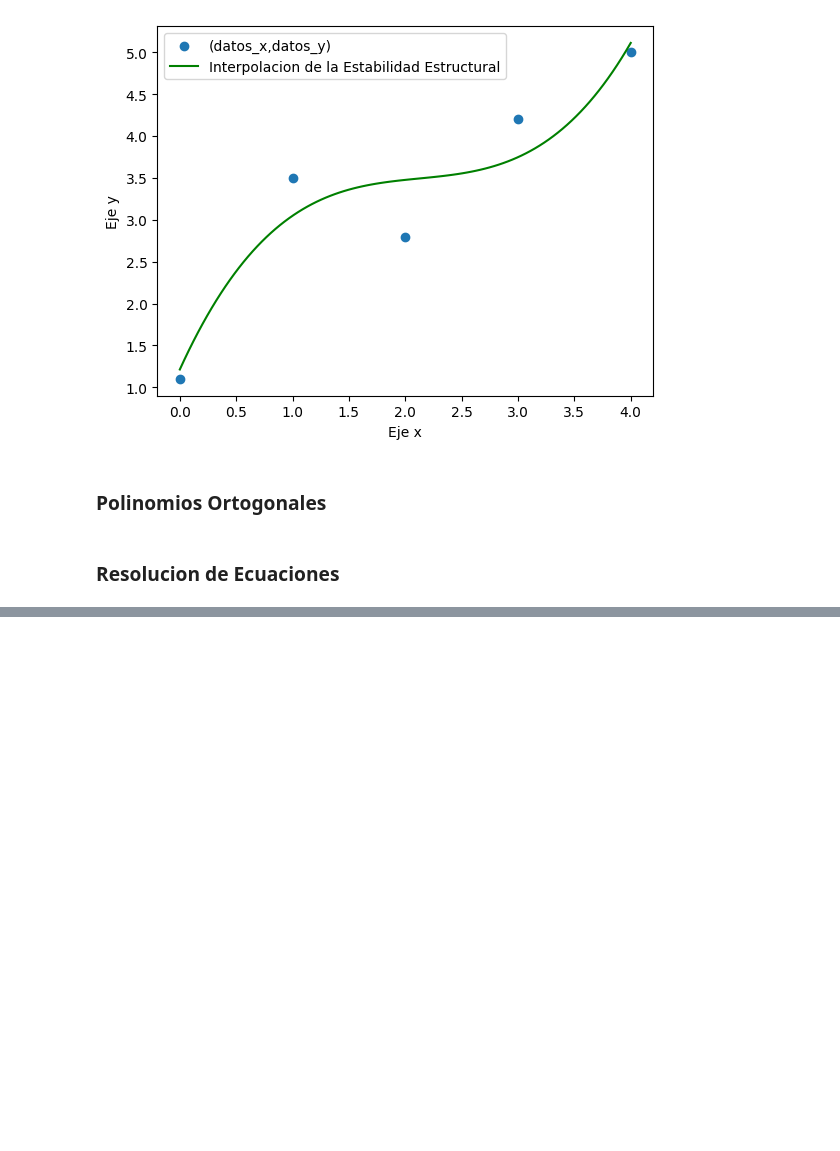
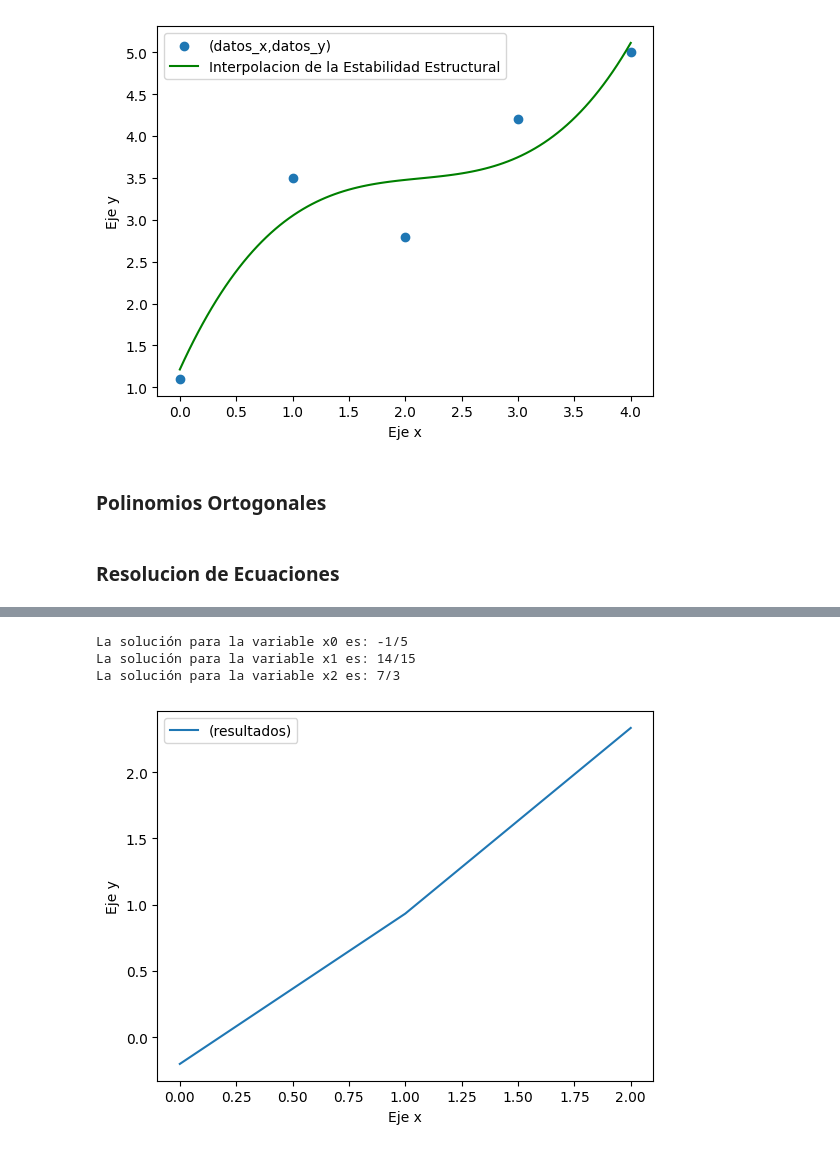
Before and after one commit to Sperrotta10/Colaboradores, a Jupyter notebook: Calculo Numerico/proyecto/proyecto_aprox_ecuaciones/montain_rusa.ipynb, the cells around one changed output, grey strips where cells are left out. Drawn from its saved outputs; the diff is of its cells as text; code cells hidden in the pictures; blank space fills up the shorter version.

Commit message:
Resolucion de ecuaciones, funciones, grafico del vector solucion

```diff
--- a/Calculo Numerico/proyecto/proyecto_aprox_ecuaciones/montain_rusa.ipynb
+++ b/Calculo Numerico/proyecto/proyecto_aprox_ecuaciones/montain_rusa.ipynb
@@ -220,0 +244,70 @@ coeficiente c3 = 0.208333333333331
+# %%
+# Declaramos las variables
+datos_a = np.array([[1,2,1],[2,-1,1],[3,1,-1]])
+datos_b = np.array([4,1,-2])
+
+# definimos el numero de incognitas
+nro_incognitas = len(datos_a)
+
+lista_incognitas = []
+
+
+# funcion para generar las incognitas
+def incognitas(nro_incognitas,lista_incognitas):
+
+    for i in range(nro_incognitas):
+        x = sy.Symbol("x" + str(i))
+        lista_incognitas.append(x)
+
+
+# funcion para generar las ecuaciones
+def generar_ecuaciones(lista_incognitas,datos_a,datos_b):
+
+    lista_ec = []
+
+    if nro_incognitas == len(datos_b):
+
+        for f in range(nro_incognitas):
+            ec = 0
+            for c in range(nro_incognitas):
+                ec += datos_a[f][c]*lista_incognitas[c]
+
+            lista_ec.append(sy.Eq((ec),datos_b[f]))
+    else:
+        return None
+
+    return lista_ec
+
+
+# generamos las incognitas
+incognitas(nro_incognitas,lista_incognitas)
+
+# generamos las ecuaciones
+ecuaciones = generar_ecuaciones(lista_incognitas,datos_a,datos_b)
+
+# resolvemos las ecuaciones
+solucion = sy.solve(ecuaciones, dict=True)
+
+# Imprimir la solución
+vector_solucion = []
+for variable, resultado in solucion[0].items():
+    print(f"La solución para la variable {variable} es: {resultado}")
+    vector_solucion.append(resultado)
+
+# graficamos los puntos originales
+fig, ax = plt.subplots()
+
+ax.plot(vector_solucion, label="(resultados)")
+
+# Configurar los ejes
+ax.set_xlabel("Eje x")
+ax.set_ylabel("Eje y")
+
+# Mostrar la leyenda y mostrar la gráfica
+ax.legend()
+plt.show()
+# %% [output]
+La solución para la variable x0 es: -1/5
+La solución para la variable x1 es: 14/15
+La solución para la variable x2 es: 7/3
+[figure, added]
```
Also changed, not shown: parts of 1 cell of this notebook.
